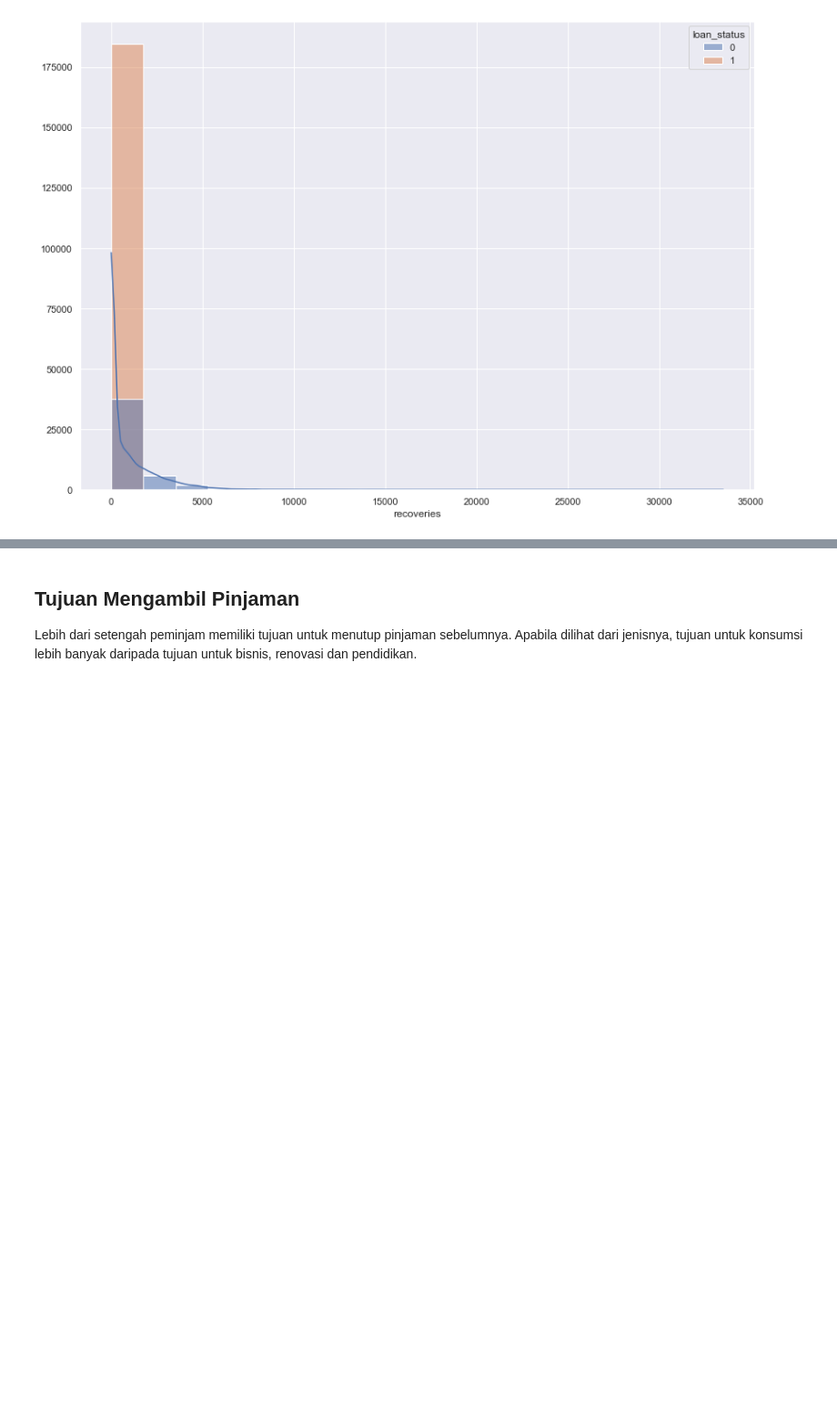
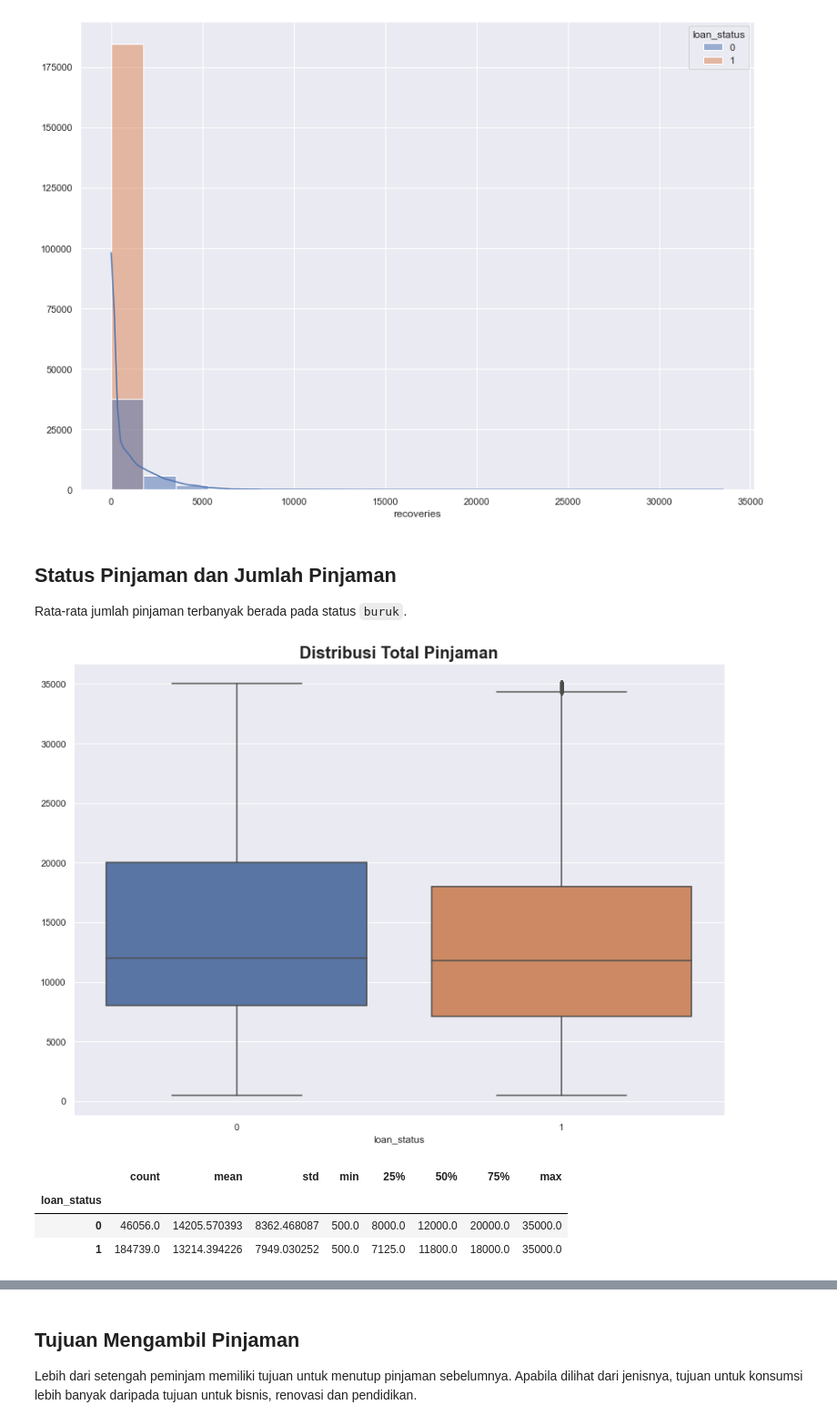
Before and after one commit to rakkaalhazimi/Loan-Status-Prediction, a Jupyter notebook: credit_loan_predictions.ipynb, the cells around one changed output, grey strips where cells are left out. Shown at 91% size. Drawn from its saved outputs; the diff is of its cells as text; code cells hidden in the pictures; blank space fills up the shorter version.

```diff
--- a/credit_loan_predictions.ipynb
+++ b/credit_loan_predictions.ipynb
@@ -333,3 +333,16 @@ Charged off recoveries adalah total uang yang tidak bisa dibayarkan kepada perus
 plot_distribution(df=inter_df, x="recoveries", hue="loan_status", title="")
 # %% [output]
 [figure]
+# %% [markdown]
+## Status Pinjaman dan Jumlah Pinjaman
+Rata-rata jumlah pinjaman terbanyak berada pada status `buruk`.
+# %%
+x, y = "loan_status", "loan_amnt"
+plot_boxplot(df=inter_df, x=x, y=y, title="Distribusi Total Pinjaman")
+inter_df.groupby(x)[y].describe()
+# %% [output]
+[figure, added]
+|  | count | mean | std | min | 25% | 50% | 75% | max |
+| loan_status |  |  |  |  |  |  |  |  |
+| 0 | 46056.0 | 14205.570393 | 8362.468087 | 500.0 | 8000.0 | 12000.0 | 20000.0 | 35000.0 |
+| 1 | 184739.0 | 13214.394226 | 7949.030252 | 500.0 | 7125.0 | 11800.0 | 18000.0 | 35000.0 |
```
Also changed, not shown: parts of 6 cells of this notebook.
